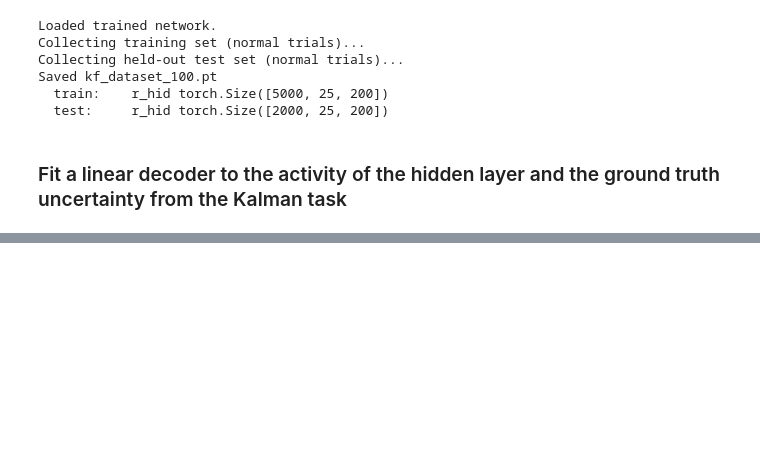
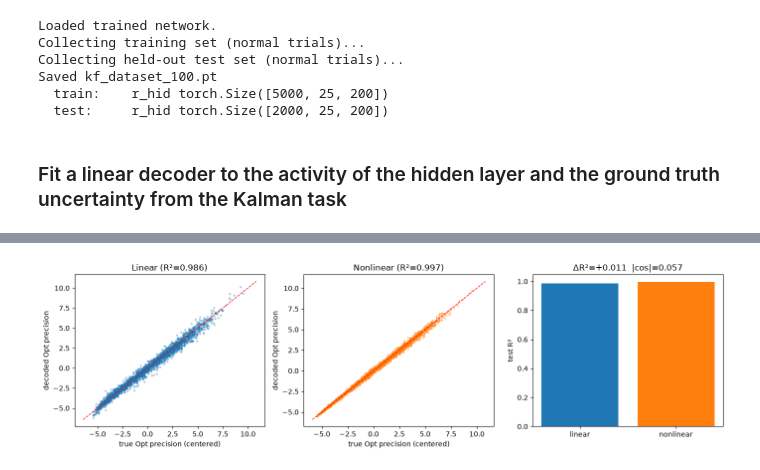
Before and after one commit to jgrk28/kalnet, a Jupyter notebook: notebooks/analysis.ipynb, the cells around one changed output, grey strips where cells are left out. Cells and saved outputs as stored; diff of their text form; code cells hidden in the pictures; blank space fills up the shorter version.

```diff
--- a/notebooks/analysis.ipynb
+++ b/notebooks/analysis.ipynb
@@ -243,0 +297,48 @@ Saved decode_results.png
+# %%
+y_test = precision_test.reshape(-1).numpy()
+rng = np.random.default_rng(0)
+idx = rng.choice(len(y_test), size=min(3000, len(y_test)), replace=False)
+
+fig, axes = plt.subplots(1, 3, figsize=(14, 4))
+
+axes[0].scatter(y_test[idx], precision_linear_test_pred[idx], s=4, alpha=0.3)
+lims = [
+    min(y_test.min(), precision_linear_test_pred.min()),
+    max(y_test.max(), precision_linear_test_pred.max()),
+]
+axes[0].plot(lims, lims, "r--", linewidth=1)
+axes[0].set_xlabel("true Opt precision (centered)")
+axes[0].set_ylabel("decoded Opt precision")
+axes[0].set_title(f"Linear (R²={precision_linear_test_r2:.3f})")
+
+axes[1].scatter(
+    y_test[idx],
+    precision_nonlinear_test_pred[idx],
+    s=4,
+    alpha=0.3,
+    color="tab:orange",
+)
+lims = [
+    min(y_test.min(), precision_nonlinear_test_pred.min()),
+    max(y_test.max(), precision_nonlinear_test_pred.max()),
+]
+axes[1].plot(lims, lims, "r--", linewidth=1)
+axes[1].set_xlabel("true Opt precision (centered)")
+axes[1].set_ylabel("decoded Opt precision")
+axes[1].set_title(f"Nonlinear (R²={precision_nonlinear_test_r2:.3f})")
+
+axes[2].bar(
+    ["linear", "nonlinear"],
+    [precision_linear_test_r2, precision_nonlinear_test_r2],
+    color=["tab:blue", "tab:orange"],
+)
+axes[2].set_ylabel("test R²")
+axes[2].set_title(
+    f"ΔR²={precision_nonlinear_test_r2 - precision_linear_test_r2:+.3f}  "
+    f"|cos|={abs_cos:.3f}"
+)
+
+plt.tight_layout()
+plt.show()
+# %% [output]
+[figure, added]
```
Also changed, not shown: parts of 14 cells of this notebook, 5 other files.
